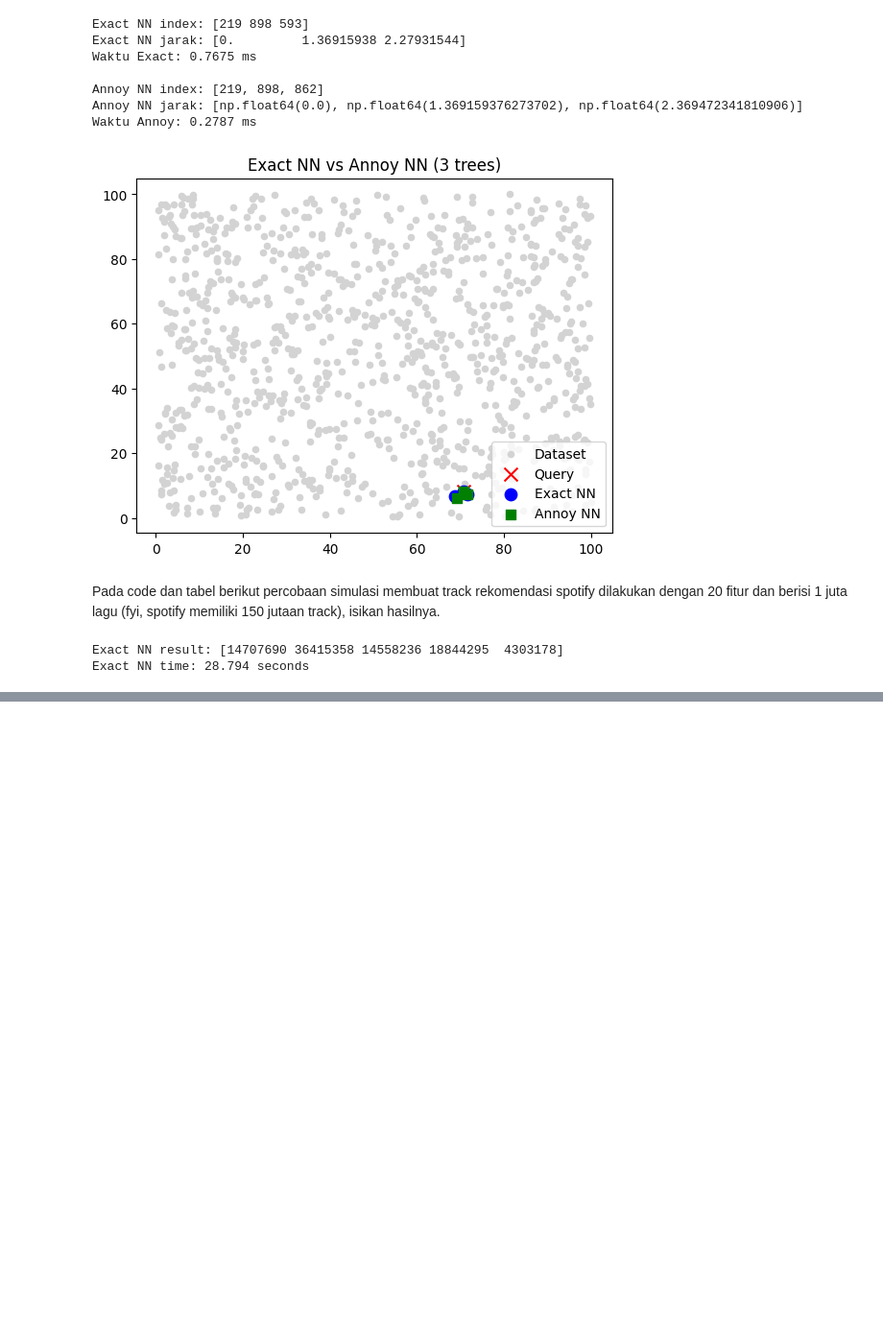
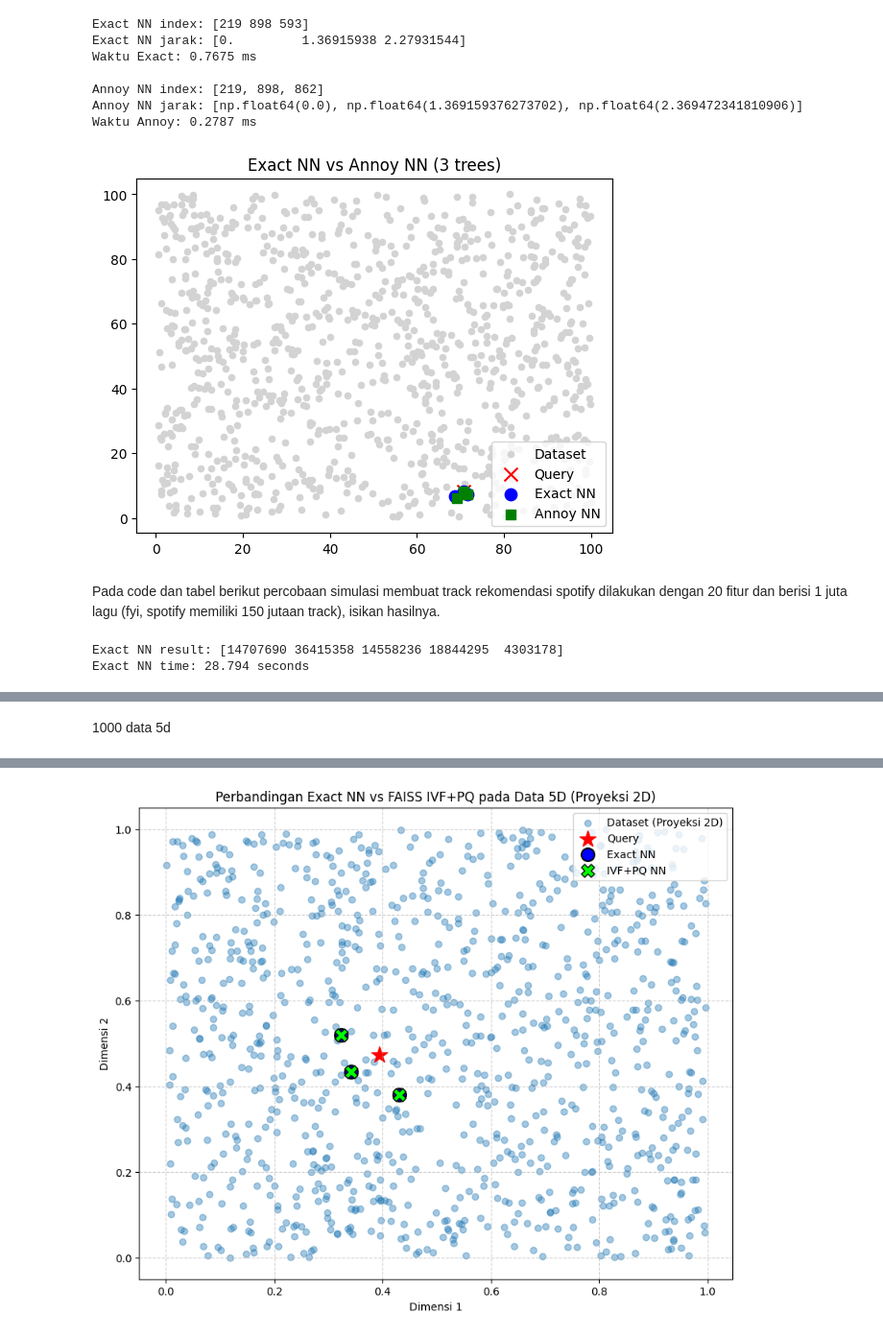
Before and after one commit to FandyHanz/Machine--Learning, a Jupyter notebook: Pertemuan 6/JS06_2341720165_Fandy Wahyu Hanzura.ipynb, the cells around one changed output, grey strips where cells are left out. Shown at 96% size. Cells and saved outputs as stored; diff of their text form; code cells hidden in the pictures; blank space fills up the shorter version.

```diff
--- a/Pertemuan 6/JS06_2341720165_Fandy Wahyu Hanzura.ipynb
+++ b/Pertemuan 6/JS06_2341720165_Fandy Wahyu Hanzura.ipynb
@@ -112,0 +240,78 @@ Exact NN time: 28.794 seconds
+# %% [markdown]
+1000 data 5d
+# %%
+import numpy as np
+import faiss
+import time
+import matplotlib.pyplot as plt
+
+# 1. Definisikan dimensi data
+d = 5  # Dimensi data kita adalah 5D
+k = 3  # Jumlah tetangga terdekat yang dicari
+
+# 2. Buat dataset 5D sederhana
+np.random.seed(42)
+X = np.random.rand(1000, d).astype('float32')  # 1000 titik 5D
+query = np.random.rand(1, d).astype('float32') # Query 5D acak
+
+# 3. Exact NN dengan IndexFlatL2 (Brute-force)
+index_flat = faiss.IndexFlatL2(d)  # Gunakan dimensi d=5
+index_flat.add(X)
+
+start_flat = time.time()
+D_flat, I_flat = index_flat.search(query, k)  # Cari k tetangga terdekat
+end_flat = time.time()
+time_flat = end_flat - start_flat
+
+# 4. IVF + PQ (Approximate Nearest Neighbor)
+nlist = 10   # Jumlah cluster (inverted list)
+m = 5        # Jumlah sub-vektor untuk PQ. HARUS membagi habis d. d=5, jadi m=5.
+bits = 8     # Jumlah bit per sub-vektor
+
+# Buat quantizer untuk clustering awal
+quantizer = faiss.IndexFlatL2(d)
+index_ivfpq = faiss.IndexIVFPQ(quantizer, d, nlist, m, bits)
+
+# Training index (mencari centroid cluster)
+index_ivfpq.train(X)
+index_ivfpq.add(X)
+
+# Atur seberapa banyak cluster yang akan dijelajahi (trade-off akurasi vs kecepatan)
+index_ivfpq.nprobe = 5 # Jelajahi 5 cluster terdekat dari query
+
+start_ivfpq = time.time()
+D_ivfpq, I_ivfpq = index_ivfpq.search(query, k)
+end_ivfpq = time.time()
+time_ivfpq = end_ivfpq - start_ivfpq
+
+# 5. Print hasil
+print(f"Data berdimensi: {d}D")
+print("-" * 30)
+print(f"Exact NN (Flat) Indices:\n {I_flat}")
+print(f"Exact NN (Flat) Distances:\n {D_flat}")
+print(f"Waktu Pencarian Exact: {time_flat:.6f} detik")
+print("-" * 30)
+print(f"Approximate NN (IVF+PQ) Indices:\n {I_ivfpq}")
+print(f"Approximate NN (IVF+PQ) Distances:\n {D_ivfpq}")
+print(f"Waktu Pencarian IVF+PQ: {time_ivfpq:.6f} detik")
+print("-" * 30)
+
+# 6. Visualisasi (sebagai proyeksi 2D dari data 5D)
+# CATATAN: Ini hanya memplot 2 dari 5 dimensi untuk visualisasi.
+plt.figure(figsize=(10, 8))
+plt.scatter(X[:, 0], X[:, 1], alpha=0.4, label="Dataset (Proyeksi 2D)")
+plt.scatter(query[:, 0], query[:, 1], c='red', marker='*', s=250, label="Query")
+
+# Tandai tetangga yang ditemukan oleh Flat (Exact)
+plt.scatter(X[I_flat[0], 0], X[I_flat[0], 1], c='blue', s=150, edgecolor='k', linewidth=1.5, label="Exact NN")
+
+# Tandai tetangga yang ditemukan oleh IVF+PQ (Approximate)
+plt.scatter(X[I_ivfpq[0], 0], X[I_ivfpq[0], 1], c='lime', marker='X', s=150, edgecolor='k', label="IVF+PQ NN")
+
+plt.legend()
+plt.title("Perbandingan Exact NN vs FAISS IVF+PQ pada Data 5D (Proyeksi 2D)")
+plt.xlabel("Dimensi 1")
+plt.ylabel("Dimensi 2")
+plt.grid(True, linestyle='--', alpha=0.6)
+plt.show()
+# %% [output]
@@ -112,0 +332 @@ Exact NN time: 28.794 seconds
+[figure, added]
```
Also changed, not shown: parts of 26 cells of this notebook.
